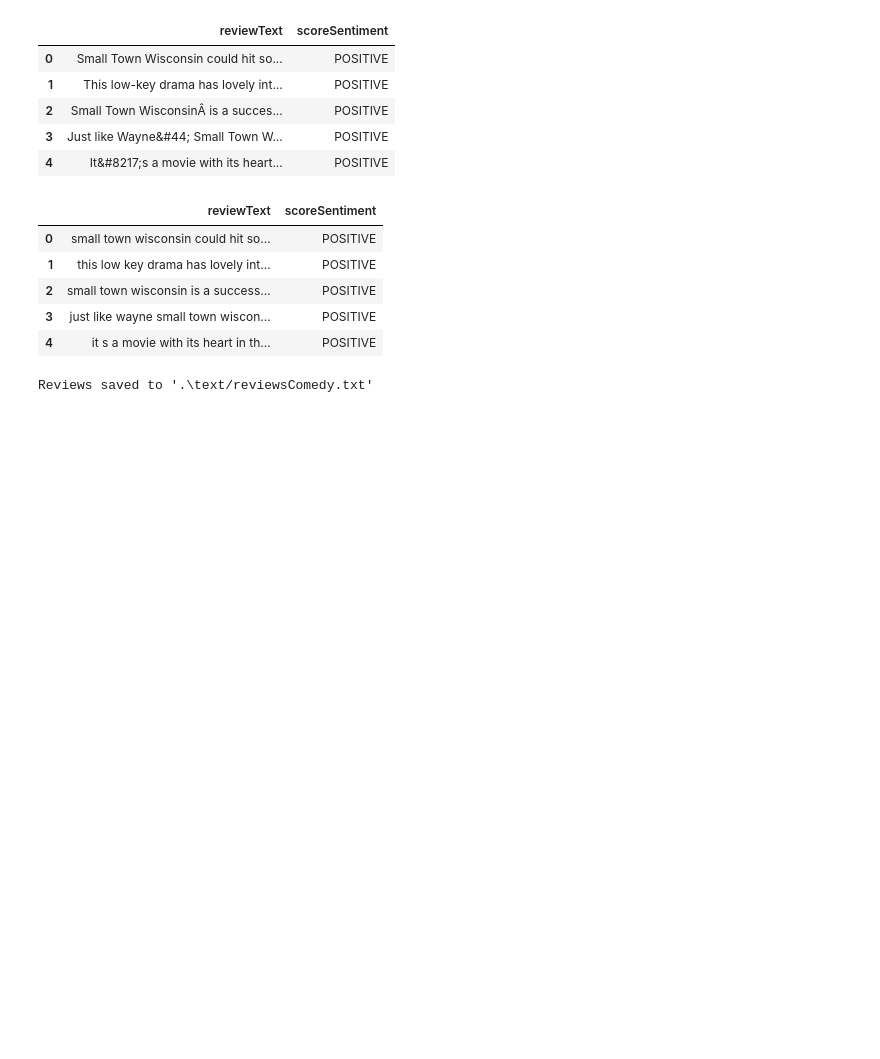
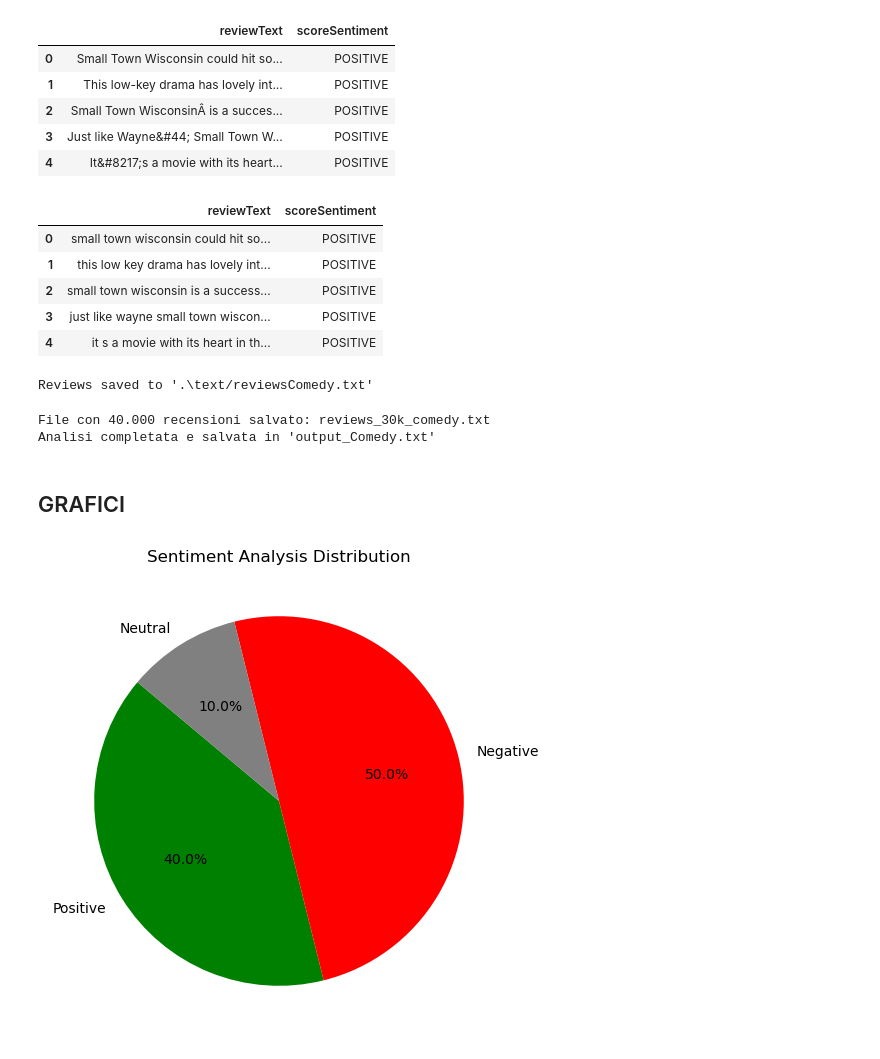
Before and after one commit to martiFabia/CineSense, a Jupyter notebook: gemini.ipynb, the cells around one changed output. Cells and saved outputs as stored; diff of their text form; code cells hidden in the pictures; blank space fills up the shorter version.

```diff
--- a/gemini.ipynb
+++ b/gemini.ipynb
@@ -633,3 +715,28 @@ print(f"Reviews saved to '{reviews_file}'")
 #reviews_chunk(reviews_file, 'Comedy')
 # %% [output]
 Reviews saved to '.\text/reviewsComedy.txt'
+# %%
+with open("text/reviewsComedy.txt", "r", encoding="utf-8") as f:
+    lines = f.readlines()  # Legge tutte le righe come lista
+
+df = pd.DataFrame({"reviewText": [line.strip() for line in lines]})
+
+reviews_40000(df, 'Comedy')
+# %% [output]
+File con 40.000 recensioni salvato: reviews_30k_comedy.txt
+Analisi completata e salvata in 'output_Comedy.txt'
+# %% [markdown]
+## GRAFICI
+# %%
+
+# Dati della Sentiment Analysis
+sentiments = ["Positive", "Negative", "Neutral"]
+percentages = [40, 50, 10]
+
+# Creazione del Pie Chart
+plt.figure(figsize=(6, 6))
+plt.pie(percentages, labels=sentiments, autopct='%1.1f%%', colors=['green', 'red', 'gray'], startangle=140)
+plt.title("Sentiment Analysis Distribution")
+plt.show()
+# %% [output]
+[figure, added]
```
Also changed, not shown: parts of 9 cells of this notebook.
